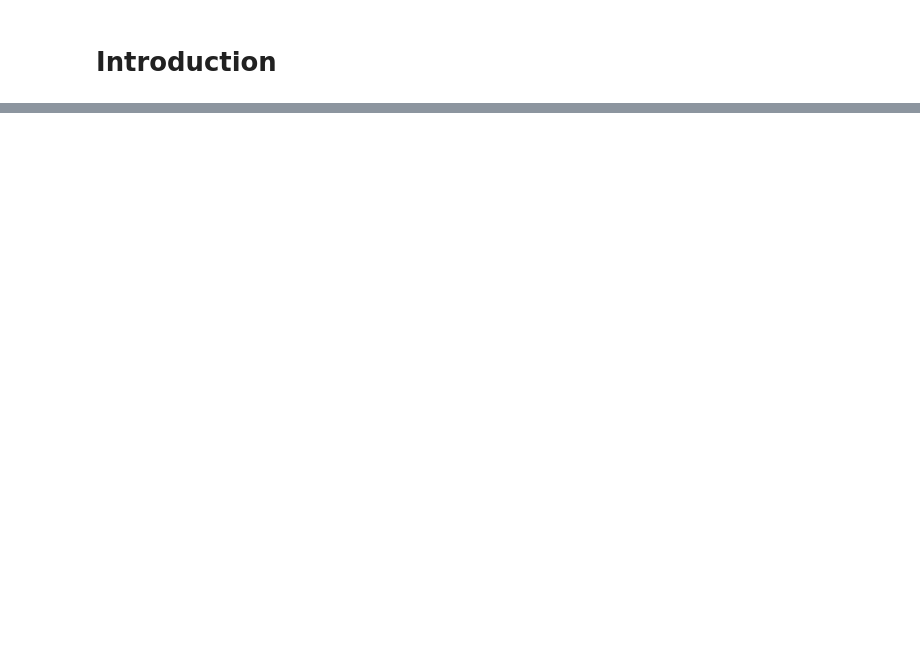
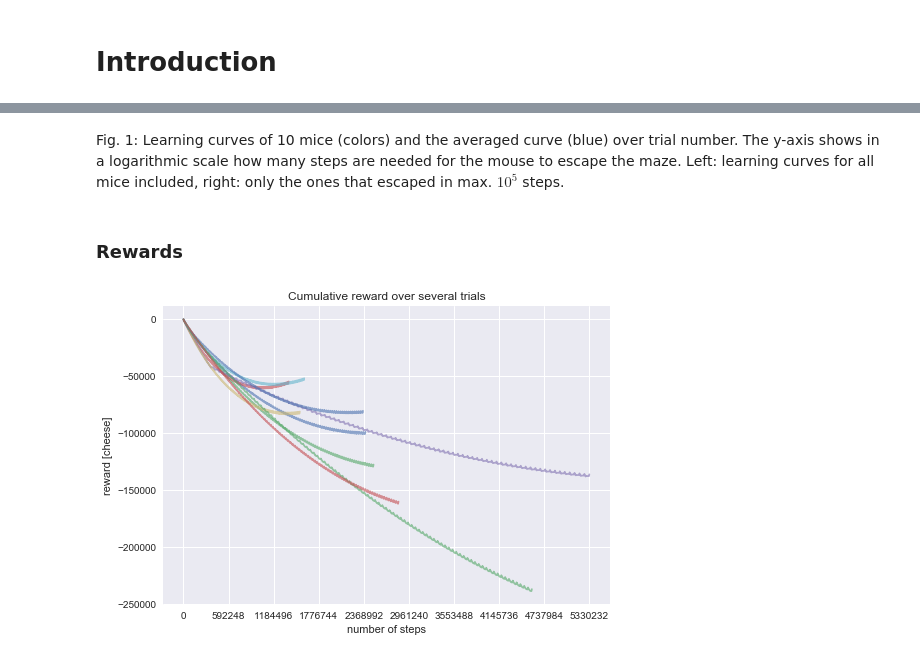
Before and after one commit to imLew/MHBF-project, a Jupyter notebook: RL-miniproject-report.ipynb, the cells around one changed output, grey strips where cells are left out. Cells and saved outputs as stored; diff of their text form; code cells hidden in the pictures; blank space fills up the shorter version.

```diff
--- a/RL-miniproject-report.ipynb
+++ b/RL-miniproject-report.ipynb
@@ -10,0 +40,8 @@ from sarsa_demo import *
+# %% [markdown]
+Fig. 1: Learning curves of 10 mice (colors) and the averaged curve (blue) over trial number. The y-axis shows in a logarithmic scale how many steps are needed for the mouse to escape the maze. Left: learning curves for all mice included, right: only the ones that escaped in max. $10^5$ steps.
+# %% [markdown]
+### Rewards
+# %%
+plot_cumulative_rewards(cumulativeReward, aborts)
+# %% [output]
+[figure, added]
```
Also changed, not shown: parts of 9 cells of this notebook, 2 other files.
